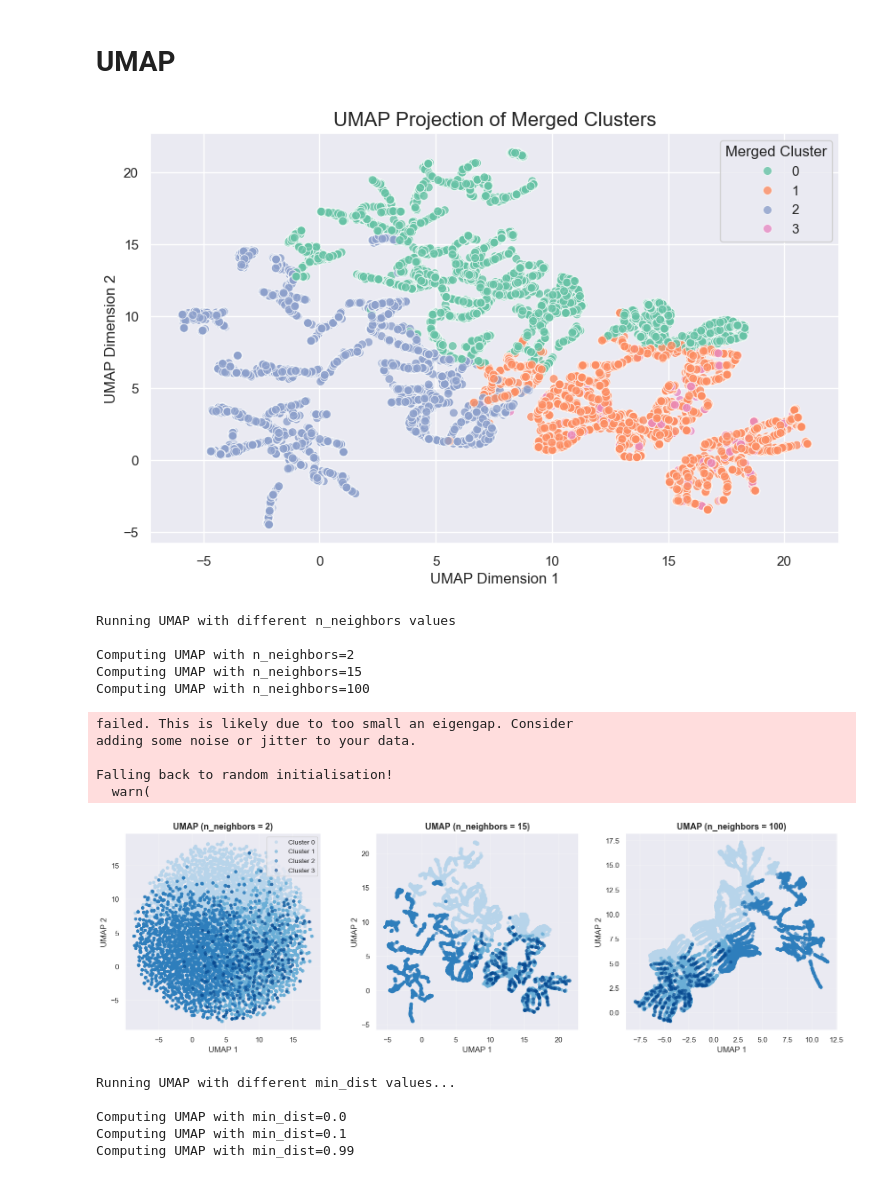
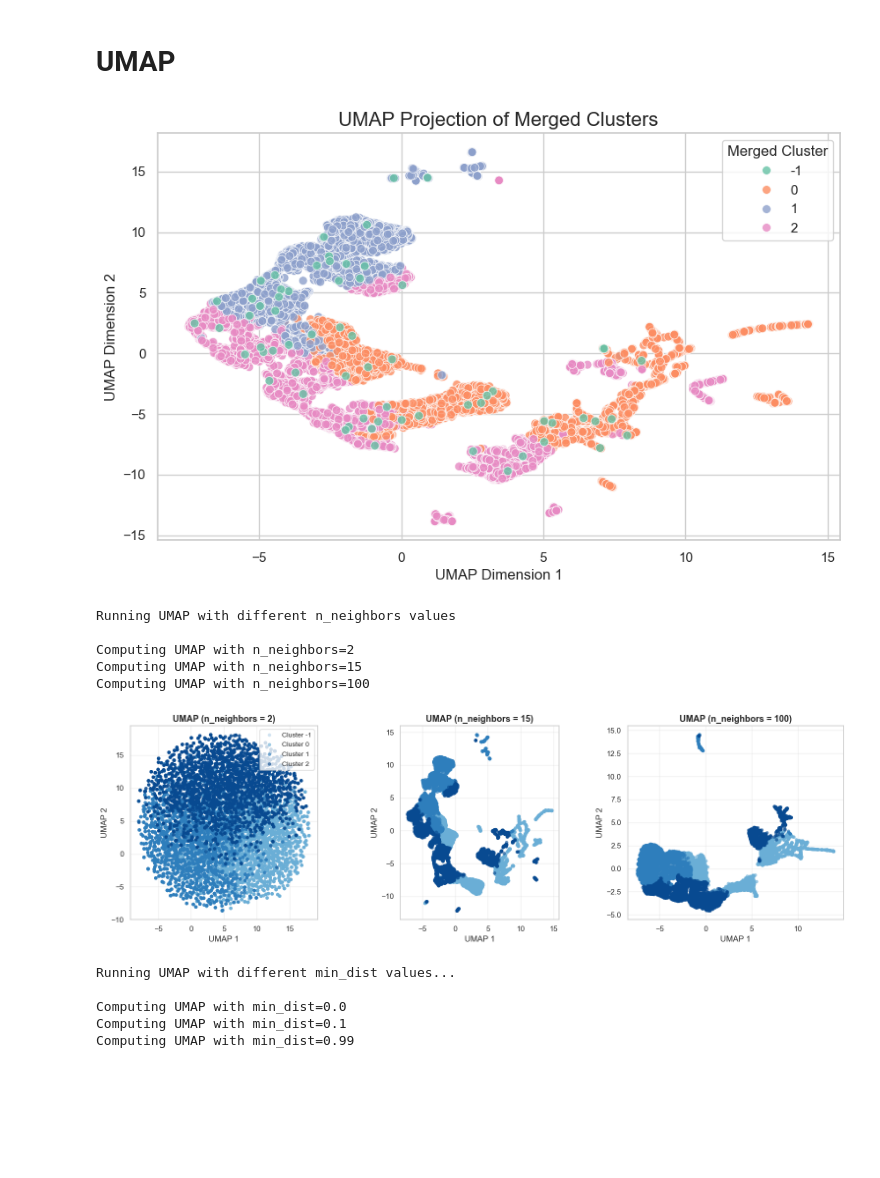
Before and after one commit to calcoafrancisca/Group-39---DM---Part2, a Jupyter notebook: merging_perspectives.ipynb, the cells around one changed output. Drawn from its saved outputs; the diff is of its cells as text; code cells hidden in the pictures; blank space fills up the shorter version.

```diff
--- a/merging_perspectives.ipynb
+++ b/merging_perspectives.ipynb
@@ -376,0 +430,7 @@ Province or State do not seem to have a significant relation with the clusters.
+# %%
+# Filter out outliers
+df_filtered = df[(df['Merged_Cluster_1'] != -1) & (df['BH_CLUSTER'] != -1)]
+
+# Compute centroids
+df_centroids_2 = df_filtered.groupby(['Merged_Cluster_1', 'BH_CLUSTER'])[BH_col + VB_col + LO_col].mean()
+df_centroids_2
@@ -376,0 +542,11 @@ Province or State do not seem to have a significant relation with the clusters.
+# %%
+# Re-running the Hierarchical clustering based on the correct number of clusters
+hclust = AgglomerativeClustering(
+    linkage='ward',
+    metric='euclidean',
+    n_clusters=3
+)
+hclust_labels = hclust.fit_predict(df_centroids_2)
+df_centroids_2['hclust_labels'] = hclust_labels
+
+df_centroids_2  # centroid's cluster labels
@@ -376,0 +568,10 @@ Province or State do not seem to have a significant relation with the clusters.
+# %%
+cluster_mapper = df_centroids_2['hclust_labels'].to_dict()
+# %%
+def safe_map_stage2(row):
+    key = (row['Merged_Cluster_1'], row['BH_CLUSTER'])
+    if row['Merged_Cluster_1'] == -1 or row['BH_CLUSTER'] == -1:
+        return -1
+    return cluster_mapper.get(key, -1)
+df_2 = df.copy()
+df_2['Merged_Clusters_2'] = df_2.apply(safe_map_stage2, axis=1)
@@ -386,40 +733,40 @@ import seaborn as sns
 import matplotlib.pyplot as plt
 
 # Combine the feature lists used for clustering
-col = LO_col + VB_col
+col = LO_col + VB_col + BH_col
 
 # Copy the dataframe
-df_ = df_no_vip.copy()
+df_ = df_2.copy()
 
 # Select only the clustering features
 X = df_[col]
 
 # Initialize and fit UMAP
 reducer = umap.UMAP(random_state=42)
 embedding = reducer.fit_transform(X)
 
 # Create a DataFrame for plotting
 embedding_df = pd.DataFrame(embedding, columns=['UMAP1', 'UMAP2'])
-embedding_df['Merged_Cluster_1'] = df_['Merged_Cluster_1'].values
+embedding_df['Merged_Clusters_2'] = df_['Merged_Clusters_2'].values
 
 # Plot UMAP
 plt.figure(figsize=(10,6))
 sns.scatterplot(
     data=embedding_df,
     x='UMAP1',
     y='UMAP2',
-    hue='Merged_Cluster_1',
+    hue='Merged_Clusters_2',
     palette='Set2',
     s=50,
     alpha=0.8
 )
 plt.title('UMAP Projection of Merged Clusters', fontsize=16)
 plt.xlabel('UMAP Dimension 1')
 plt.ylabel('UMAP Dimension 2')
 plt.legend(title='Merged Cluster')
 plt.show()
 # %% [output]
-[figure, old version]
+[figure, new version]
 # %%
 #  UMAP with different n_neighbors
 n_neighbors_values = [2, 15, 100]
@@ -452,7 +799,7 @@ import matplotlib.cm as cm
 import umap
 
 
-X_no_vip = df_no_vip[VB_col + LO_col]
+X_no_vip = df_[VB_col + LO_col + BH_col]
 
 n_neighbors_values = [2, 15, 100]
 umap_results = {}
@@ -465,8 +812,8 @@ for n in n_neighbors_values:
     )
     umap_results[n] = reducer.fit_transform(X_no_vip)
 
-cluster_col = 'Merged_Cluster_1'
-cluster_labels = sorted(df_no_vip[cluster_col].unique())
+cluster_col = 'Merged_Clusters_2'
+cluster_labels = sorted(df_[cluster_col].unique())
 n_clusters = len(cluster_labels)
 
 colors = cm.Blues(np.linspace(0.3, 0.9, n_clusters))
@@ -484,7 +831,7 @@ for idx, n_neigh in enumerate(n_neighbors_values):
     X_umap = umap_results[n_neigh]
 
     for label in cluster_labels:
-        mask = df_no_vip[cluster_col] == label
+        mask = df_[cluster_col] == label
         ax.scatter(
             X_umap[mask, 0],
             X_umap[mask, 1],
@@ -505,12 +852,7 @@ axes[0].legend(loc='best', fontsize=10, frameon=True)
 plt.tight_layout()
 plt.show()
 # %% [output]
-failed. This is likely due to too small an eigengap. Consider
-adding some noise or jitter to your data.
-
-Falling back to random initialisation!
-  warn(
-[figure, old version]
+[figure, new version]
 # %%
 #UMAP with different min_dist
 min_dist_values = [0.0, 0.1, 0.99]
```
Also changed, not shown: parts of 43 cells of this notebook, 1 other file.
